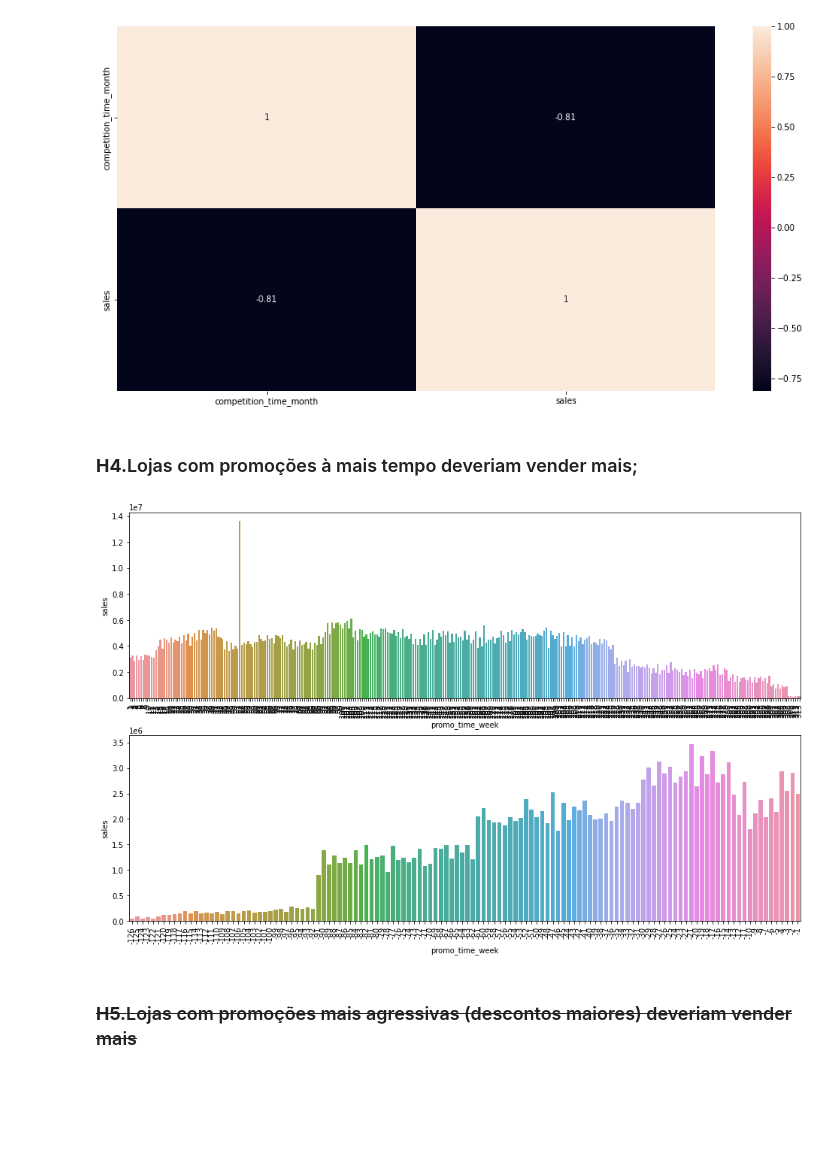
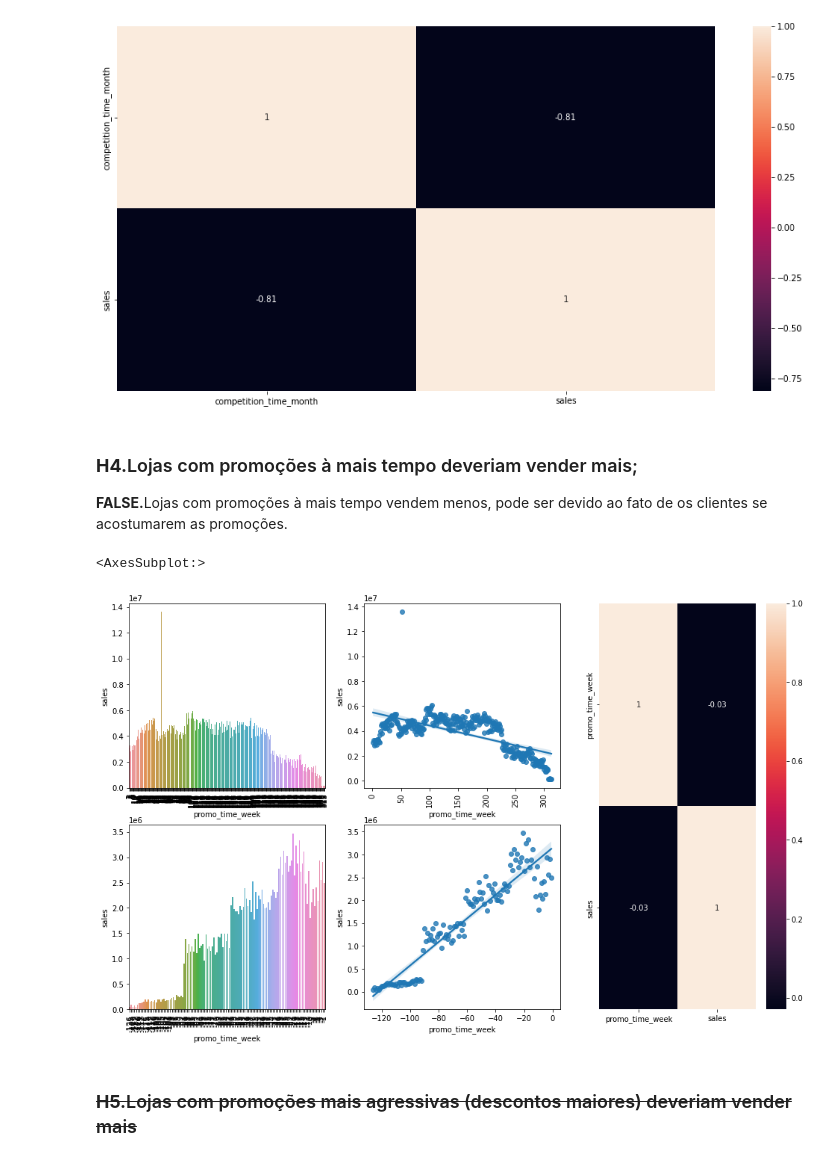
Before and after one commit to vivianebuge/ds-em-producao, a Jupyter notebook: m04_v01_store_sales_prediction.ipynb, the cells around one changed output. Drawn from its saved outputs; the diff is of its cells as text; code cells hidden in the pictures; blank space fills up the shorter version.

Commit message:
Finished exploratory data analyses

```diff
--- a/m04_v01_store_sales_prediction.ipynb
+++ b/m04_v01_store_sales_prediction.ipynb
@@ -593,29 +611,36 @@ sns.heatmap(aux1.corr(method='pearson'), annot=True);
 [figure]
 # %% [markdown]
 ### <b>H4.</b>Lojas com promoções à mais tempo deveriam vender mais;
+<b>FALSE.</b>Lojas com promoções à mais tempo vendem menos, pode ser devido ao fato de os clientes se acostumarem as promoções.
 # %%
 H4 = df4[['promo_time_week', 'sales']].groupby('promo_time_week').sum().reset_index()
 aux1_h4 = H4[H4['promo_time_week']>0] #Promoção extendida
 plt.figure(figsize=(16,10))
 
 grid = GridSpec(2, 3)
 
 plt.subplot(grid[0,0])
 sns.barplot(x='promo_time_week', y='sales', data=aux1_h4);
 plt.xticks(rotation=90);
 
+
+plt.subplot(grid[0,1])
+sns.regplot(x='promo_time_week', y='sales', data=aux1_h4);
+plt.xticks(rotation=90);
+
 aux2_h4 = H4[H4['promo_time_week']<0] #Promoção regular
-plt.subplot(grid[0,1])
+plt.subplot(grid[1,0])
 sns.barplot(x='promo_time_week', y='sales', data=aux2_h4);
 plt.xticks(rotation=90);
 
-plt.subplot(grid[1,0])
-
 plt.subplot(grid[1,1])
+sns.regplot(x='promo_time_week', y='sales', data=aux2_h4);
 
 plt.subplot(grid[:,2])
+sns.heatmap(H4.corr(method='pearson'), annot=True);
 # %% [output]
+<AxesSubplot:>
-[figure, old version]
+[figure, new version]
 # %% [markdown]
 ### <s><b>H5.</b>Lojas com promoções mais agressivas (descontos maiores) deveriam vender mais</s>
 # %% [markdown]
```
Also changed, not shown: parts of 12 cells of this notebook.
